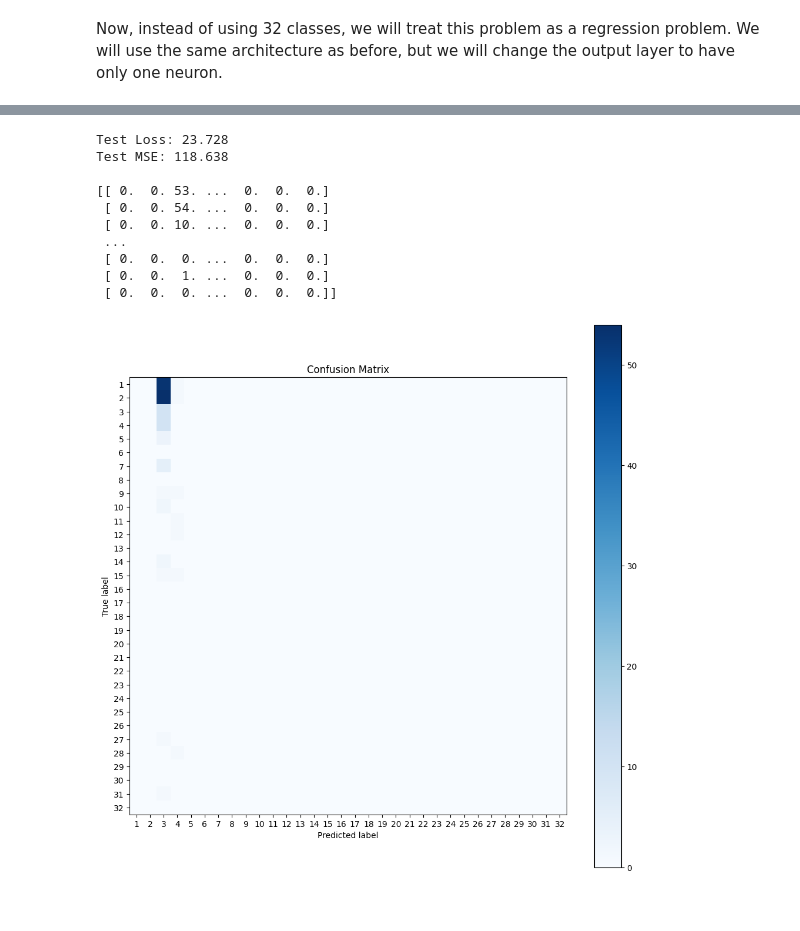
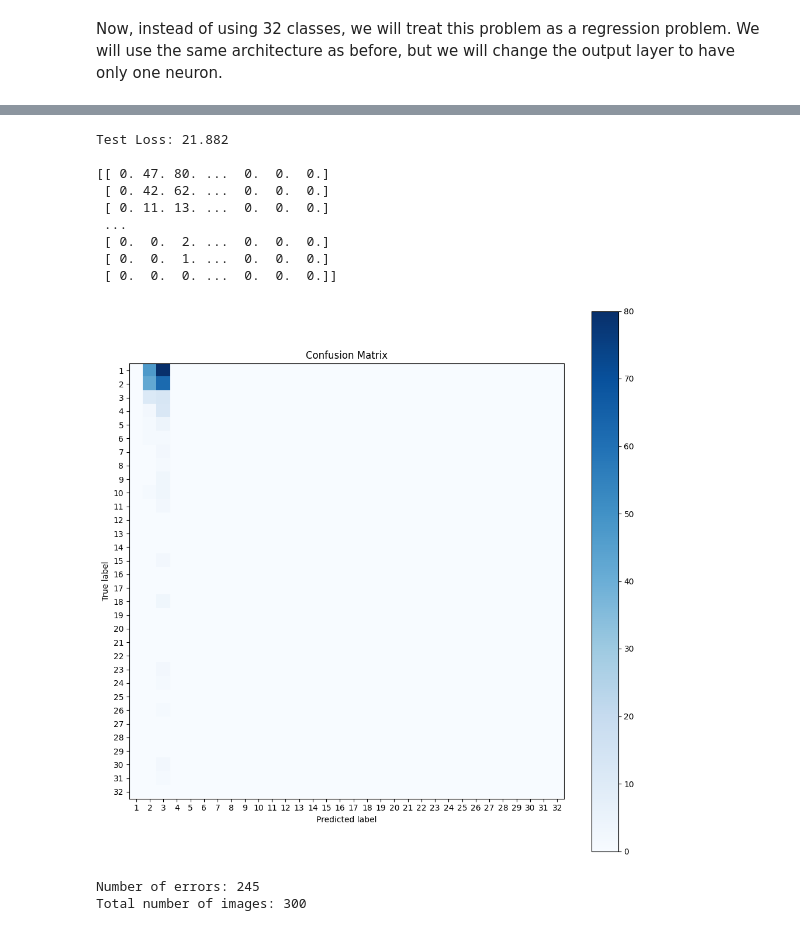
Before and after one commit to Johnny-droid/Lego-Image-Detector, a Jupyter notebook: p2/task2.ipynb, the cells around one changed output, grey strips where cells are left out. Cells and saved outputs as stored; diff of their text form; code cells hidden in the pictures.

```diff
--- a/p2/task2.ipynb
+++ b/p2/task2.ipynb
@@ -126,10 +126,10 @@ for name in img_names:
     rotated_flipped_image = cv2.flip(rotated_image_90, flipCode=1)
     imgs.append((rotated_flipped_image, count))
 
-# From the images that have just 1 lego, remove one third of them
+# From the images that have just 1 lego, remove half of them
 ones_imgs = [img for img in imgs if img[1] == 1]
 np.random.shuffle(ones_imgs)
-ones_imgs = ones_imgs[:int(len(ones_imgs)/3)]
+ones_imgs = ones_imgs[:int(len(ones_imgs)/2)]
 imgs = [img for img in imgs if img[1] != 1]
 imgs.extend(ones_imgs)
 
@@ -142,7 +142,7 @@ print(lego_counts)
 np.random.shuffle(imgs)
 
 # Size of dataset that we will be using:
-datasetSize = 1000
+datasetSize = 2000
 
 """
 # If we want to keep them stratified
@@ -662,7 +662,7 @@ def epoch_iter(dataloader, model, loss_fn, optimizer=None, is_train=True, preds=
           preds.extend(torch.round(pred).cpu().detach().numpy())
           labels.extend(y.cpu().detach().numpy())
 
-    return total_loss / num_batches, total_loss
+    return total_loss / num_batches
 # %%
 # We also need to change the train function to adapt to the regression problem
 
@@ -776,33 +774,42 @@ KeyError: 'accuracy'
 # %%
 # Testing
 model = RegressionVGG16().to(device)
 checkpoint = torch.load("models/" + model_name + '_best_model.pth')
 model.load_state_dict(checkpoint['model'])
 
 # Test model
 preds = []
 labels = []
-test_loss, test_mse = epoch_iter(test_dataloader, model, loss_fn, is_train=False, preds=preds, labels=labels)
-print(f"\nTest Loss: {test_loss:.3f} \nTest MSE: {test_mse:.3f}\n")
+test_loss = epoch_iter(test_dataloader, model, loss_fn, is_train=False, preds=preds, labels=labels)
+print(f"\nTest Loss: {test_loss:.3f} \n")
 
 # Convert the predictions to integers
 preds = [int(pred) for pred in preds]
 labels = [int(label) for label in labels]
 
 # Confusion matrix with the number in each cell
 confusion_matrix = buildConfusionMatrix(preds, labels)
 print(confusion_matrix)
 # Display confusion matrix
 display_confusion_matrix(confusion_matrix)
+
+# Print How many errors we have
+errors = 0
+for i in range(len(preds)):
+    if preds[i] != labels[i]:
+        errors += 1
+print(f"Number of errors: {errors}")
+print(f"Total number of images: {len(preds)}")
 # %% [output]
-Test Loss: 23.728
-Test MSE: 118.638
+Test Loss: 21.882
 
-[[ 0.  0. 53. ...  0.  0.  0.]
- [ 0.  0. 54. ...  0.  0.  0.]
- [ 0.  0. 10. ...  0.  0.  0.]
+[[ 0. 47. 80. ...  0.  0.  0.]
+ [ 0. 42. 62. ...  0.  0.  0.]
+ [ 0. 11. 13. ...  0.  0.  0.]
  ...
- [ 0.  0.  0. ...  0.  0.  0.]
+ [ 0.  0.  2. ...  0.  0.  0.]
  [ 0.  0.  1. ...  0.  0.  0.]
  [ 0.  0.  0. ...  0.  0.  0.]]
-[figure, old version]
+[figure, new version]
+Number of errors: 245
+Total number of images: 300
```
Also changed, not shown: parts of 8 cells of this notebook.
